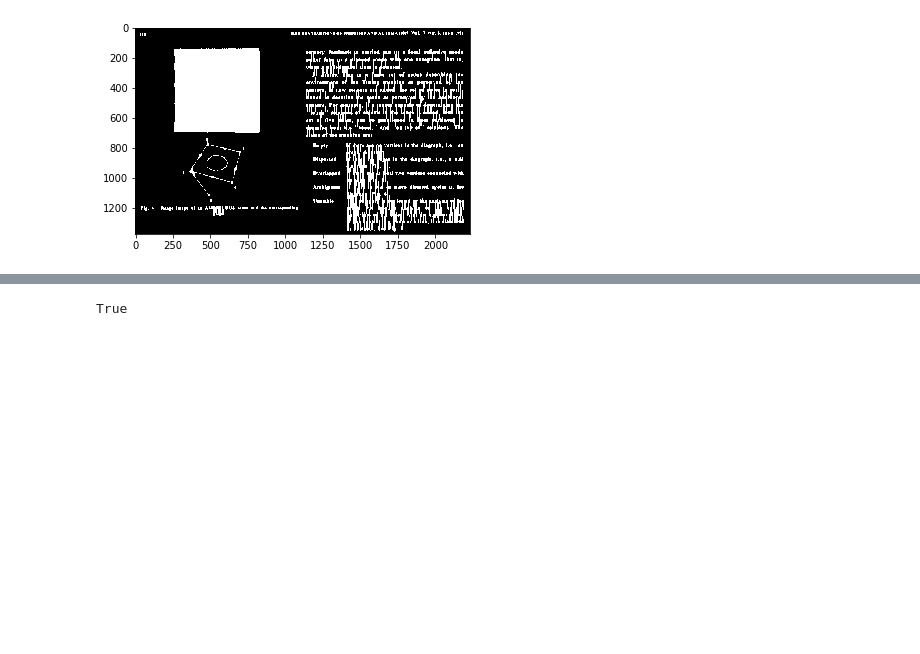
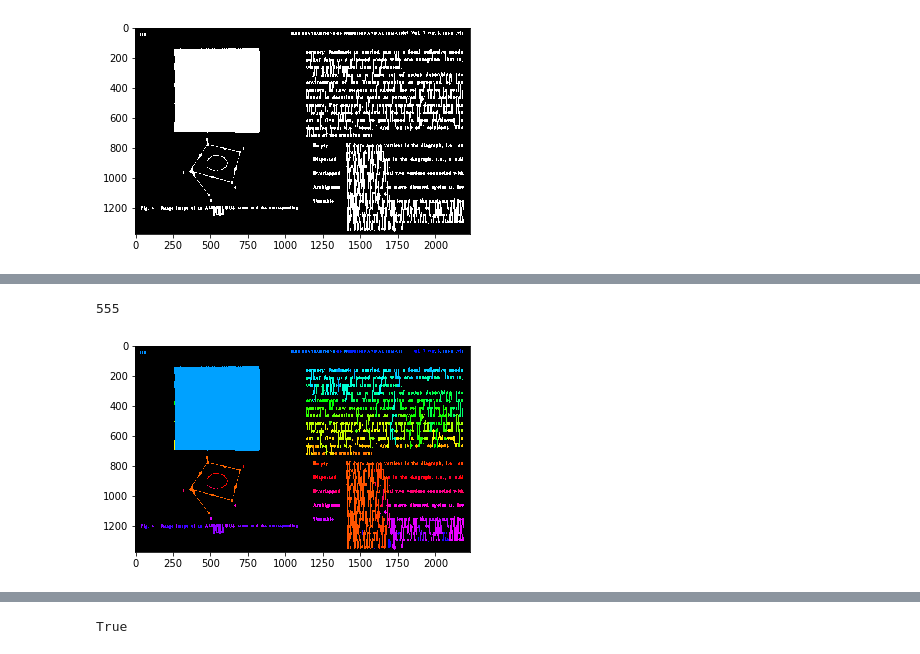
Before and after one commit to Rkanehisa/MO443, a Jupyter notebook: trabalho_3/trabalho_3.ipynb, the cells around one changed output, grey strips where cells are left out. Cells and saved outputs as stored; diff of their text form; code cells hidden in the pictures; blank space fills up the shorter version.

Commit message:
Trabalho 3 - Contando Componentes

```diff
--- a/trabalho_3/trabalho_3.ipynb
+++ b/trabalho_3/trabalho_3.ipynb
@@ -4,7 +4,7 @@ import numpy as np
 import matplotlib.pyplot as plt
 # %%
 file = "img/bitmap.pbm"
-img = cv.imread(file,0)
+img = cv2.imread(file,0)
 img = img/255
 img = 1-img
 print(np.max(img))
@@ -71,7 +71,7 @@ plt.show()
 [figure]
 # %%
 kernel3 = np.ones((30,1),np.uint8)
-closing = cv.morphologyEx(img, cv.MORPH_CLOSE, kernel3)
+closing = cv2.morphologyEx(img, cv.MORPH_CLOSE, kernel3)
 # %%
 fig = plt.figure()
 plt.imshow(closing,cmap="gray")
@@ -80,0 +84,24 @@ plt.show()
+# %%
+closing = closing.astype(np.uint8)
+
+ret, labels = cv2.connectedComponents(closing)
+# %%
+label_hue = np.uint8(179*labels/np.max(labels))
+blank_ch = 255*np.ones_like(label_hue)
+labeled_img = cv2.merge([label_hue, blank_ch, blank_ch])
+
+# cvt to BGR for display
+labeled_img = cv2.cvtColor(labeled_img, cv2.COLOR_HSV2BGR)
+
+# set bg label to black
+labeled_img[label_hue==0] = 0
+
+print(ret)
+# %% [output]
+555
+# %%
+fig = plt.figure()
+plt.imshow(labeled_img)
+plt.show()
+# %% [output]
+[figure, added]
```
Also changed, not shown: parts of 8 cells of this notebook.
